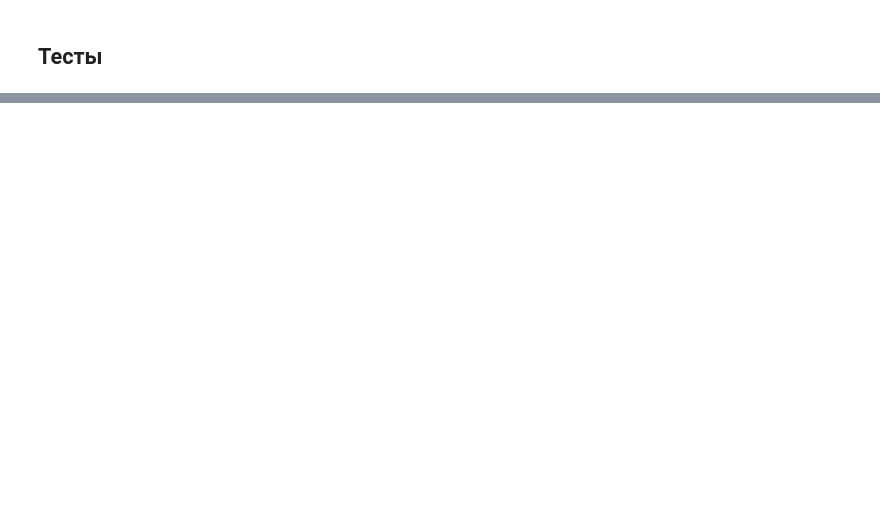
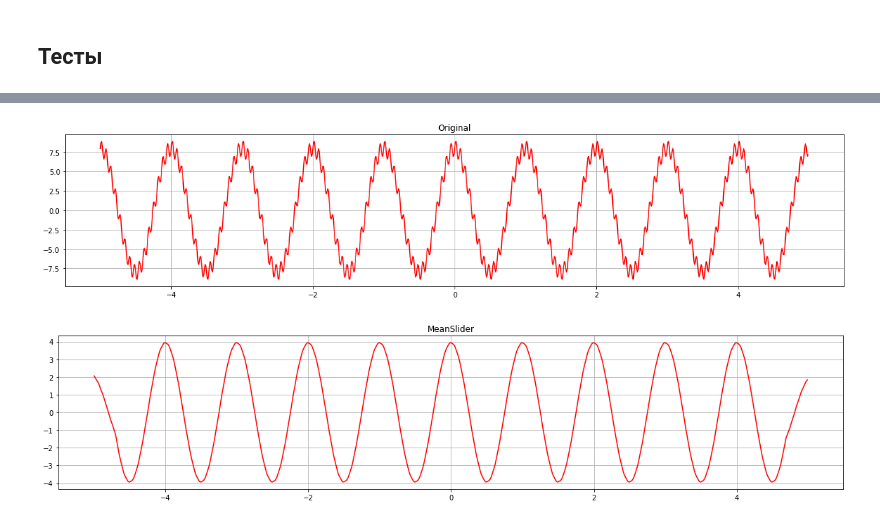
Before and after one commit to pishchev/Data-processing-methods, a Jupyter notebook: Filters.ipynb, the cells around one changed output, grey strips where cells are left out. Drawn from its saved outputs; the diff is of its cells as text; code cells hidden in the pictures; blank space fills up the shorter version.

```diff
--- a/Filters.ipynb
+++ b/Filters.ipynb
@@ -40,6 +42,16 @@ def ShowFourier(arr, name):
   plt.plot( axis , arr,'r-')
   plt.grid(True)
   plt.show()
+# %%
+def MeanSlider(arr , around):
+  res = np.zeros(len(arr))
+  step = int(around/2)
+  orig_plus_zeros = np.zeros(len(arr) + 2*around)
+  orig_plus_zeros[around: (len(arr) + around)] = arr
+
+  for i in range(len(arr)):
+    res[i] = np.mean(orig_plus_zeros[i: i + 2*around+1])
+  return res
 # %% [markdown]
 ## **Свертка**
 # %%
@@ -87,0 +118,5 @@ Test(cos_sin(2,5,5,40) ,0,6)
+# %%
+TestMeanSlider(cos_sin(8,1,1,15),30)
+# %% [output]
+[figure, added]
+[figure, added]
```
Also changed, not shown: parts of 5 cells of this notebook.
